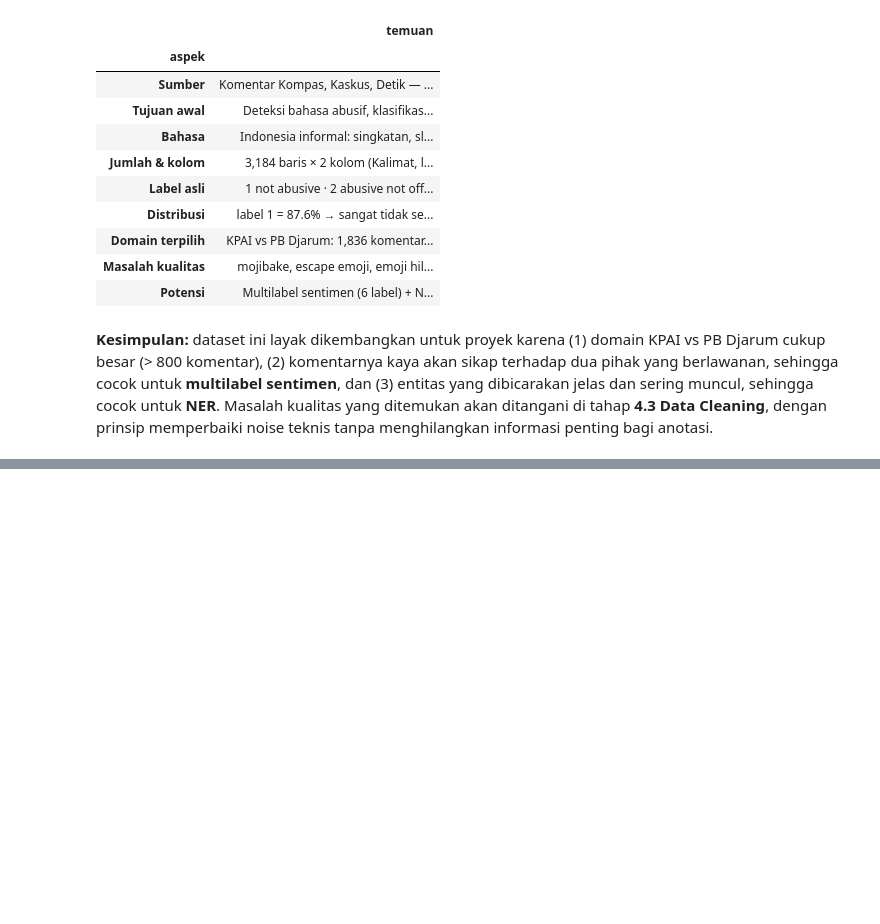
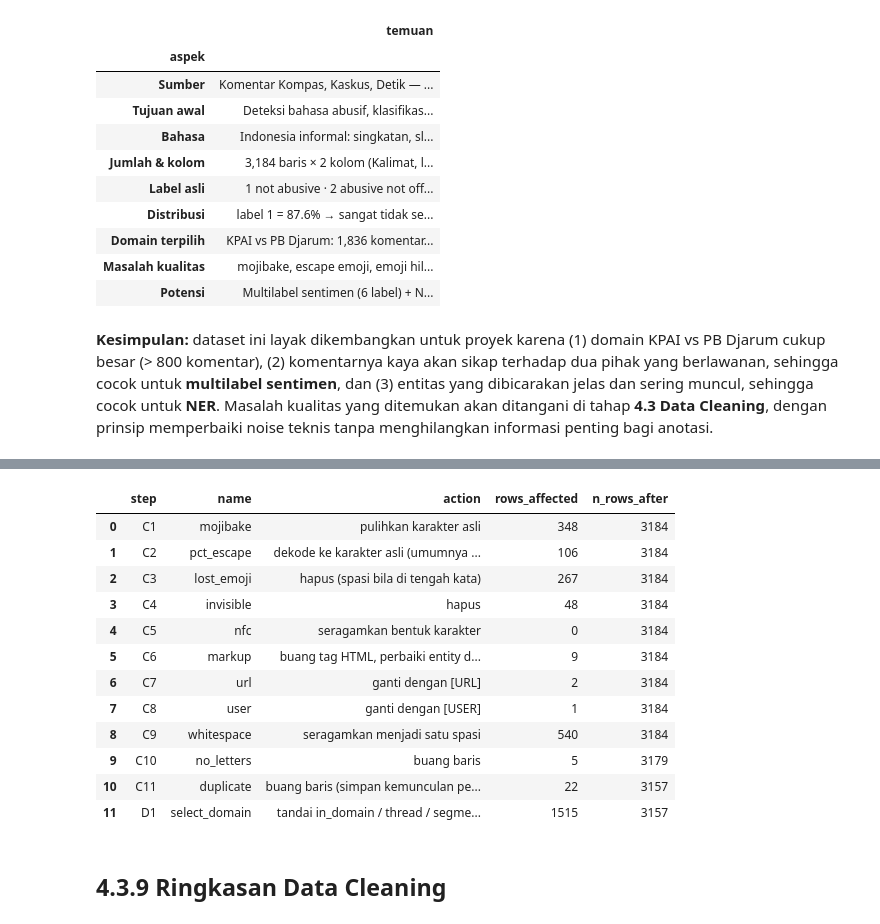
Before and after one commit to edwardchristi4n/NLP-Project, a Jupyter notebook: notebook/KelpNLP_dataset_EDA.ipynb, the cells around one changed output, grey strips where cells are left out. Drawn from its saved outputs; the diff is of its cells as text; code cells hidden in the pictures; blank space fills up the shorter version.

```diff
--- a/notebook/KelpNLP_dataset_EDA.ipynb
+++ b/notebook/KelpNLP_dataset_EDA.ipynb
@@ -762,0 +1379,36 @@ ringkasan
+# %%
+def assign_domain(df):
+    """Isi kolom thread, in_domain, dan segment berdasarkan batas utas terverifikasi (DOMAIN_THREADS)."""
+    out = df.copy()
+    out["thread"] = utas_dari_id(out["id"])
+    out["in_domain"] = out["thread"] > 0
+
+    # segment = hasil otomatis yang diselaraskan dengan batas terverifikasi:
+    # baris tepi yang oleh jendela ±12 ikut terbawa ke domain mengikuti berita tetangganya di luar domain
+    seg = out["segment_auto"].astype(object)
+    tepi = (seg == DOMAIN) & ~out["in_domain"]
+    seg[tepi] = None
+    kiri, kanan = seg.ffill(), seg.bfill()
+    seg[tepi] = np.where(kiri[tepi] == DOMAIN, kanan[tepi], kiri[tepi])
+    seg[out["in_domain"]] = DOMAIN
+    out["segment"] = seg.astype(str)
+    return out.drop(columns="segment_auto"), int(tepi.sum())
+
+n_segmen_42 = int((raw["segment"] == DOMAIN).sum())                 # segmen di 4.2.2 (kata kunci lama)
+n_segmen_auto = int((df_seg["segment_auto"] == DOMAIN).sum())       # segmentasi ulang (kata kunci diperbaiki)
+df_clean, n_tepi = assign_domain(df_seg)
+N_DOMAIN = int(df_clean["in_domain"].sum())
+
+display(pd.DataFrame([
+    ("Segmen di 4.2.2 (kata kunci `kpi` masih di topik KPAI; sebelum cleaning)", n_segmen_42),
+    ("Segmentasi ulang otomatis (kata kunci diperbaiki; setelah cleaning)", n_segmen_auto),
+    (f"Batas terverifikasi ({n_tepi} baris tepi dikeluarkan) = corpus domain", N_DOMAIN),
+], columns=["cara menentukan domain", "jumlah teks"]))
+
+# komentar dari berita SpongeBob/KPI yang ikut menyebut KPAI atau Djarum
+a_sb, b_sb = batas[0][1] + 1, batas[1][0] - 1
+di_spongebob = df_clean["id"].map(nomor_baris).between(a_sb, b_sb)
+menyebut = df_clean["text_clean"].map(lambda x: bool(re.search(POLA_DOMAIN, x, re.I)))
+print(f"Komentar berita SpongeBob/KPI yang ikut menyebut KPAI/Djarum: {int((di_spongebob & menyebut).sum())} "
+      f"dari {int(di_spongebob.sum())} (in_domain = False)")
+df_clean.loc[di_spongebob & menyebut, ["id", "text_clean"]].head(5)
@@ -762,0 +1674,18 @@ ringkasan
+# %%
+cleaning_log.drop(columns=["example_before", "example_after"])
+# %% [output]
+|  | step | name | action | rows_affected | n_rows_after |
+| 0 | C1 | mojibake | pulihkan karakter asli | 348 | 3184 |
+| 1 | C2 | pct_escape | dekode ke karakter asli (umumnya ... | 106 | 3184 |
+| 2 | C3 | lost_emoji | hapus (spasi bila di tengah kata) | 267 | 3184 |
+| 3 | C4 | invisible | hapus | 48 | 3184 |
+| 4 | C5 | nfc | seragamkan bentuk karakter | 0 | 3184 |
+| 5 | C6 | markup | buang tag HTML, perbaiki entity d... | 9 | 3184 |
+| 6 | C7 | url | ganti dengan [URL] | 2 | 3184 |
+| 7 | C8 | user | ganti dengan [USER] | 1 | 3184 |
+| 8 | C9 | whitespace | seragamkan menjadi satu spasi | 540 | 3184 |
+| 9 | C10 | no_letters | buang baris | 5 | 3179 |
+| 10 | C11 | duplicate | buang baris (simpan kemunculan pe... | 22 | 3157 |
+| 11 | D1 | select_domain | tandai in_domain / thread / segme... | 1515 | 3157 |
+# %% [markdown]
+## 4.3.9 Ringkasan Data Cleaning
```
Also changed, not shown: parts of 66 cells of this notebook, 10 other files.
